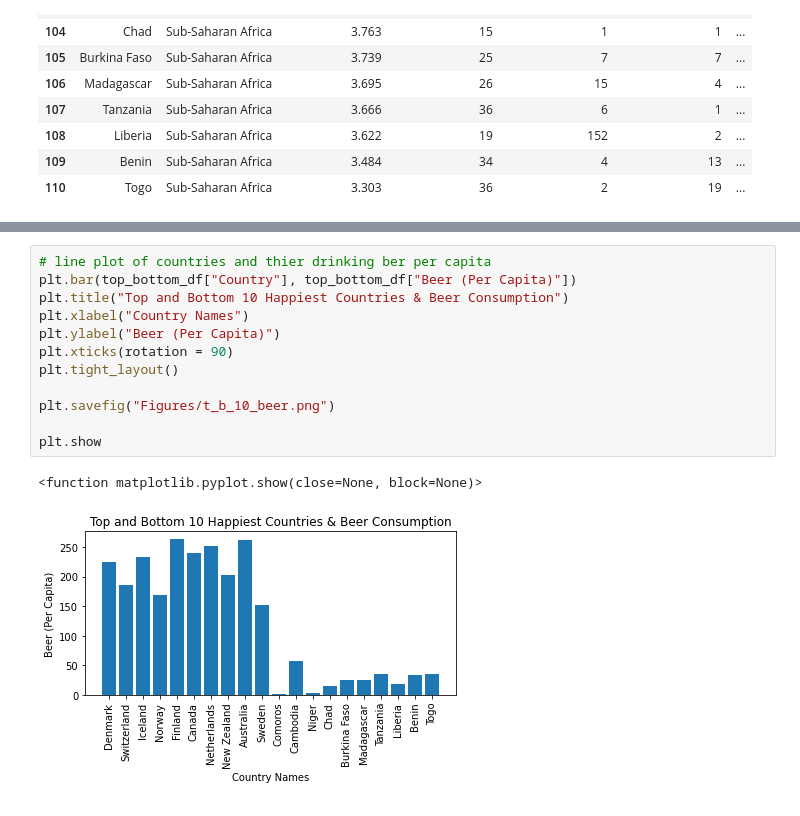
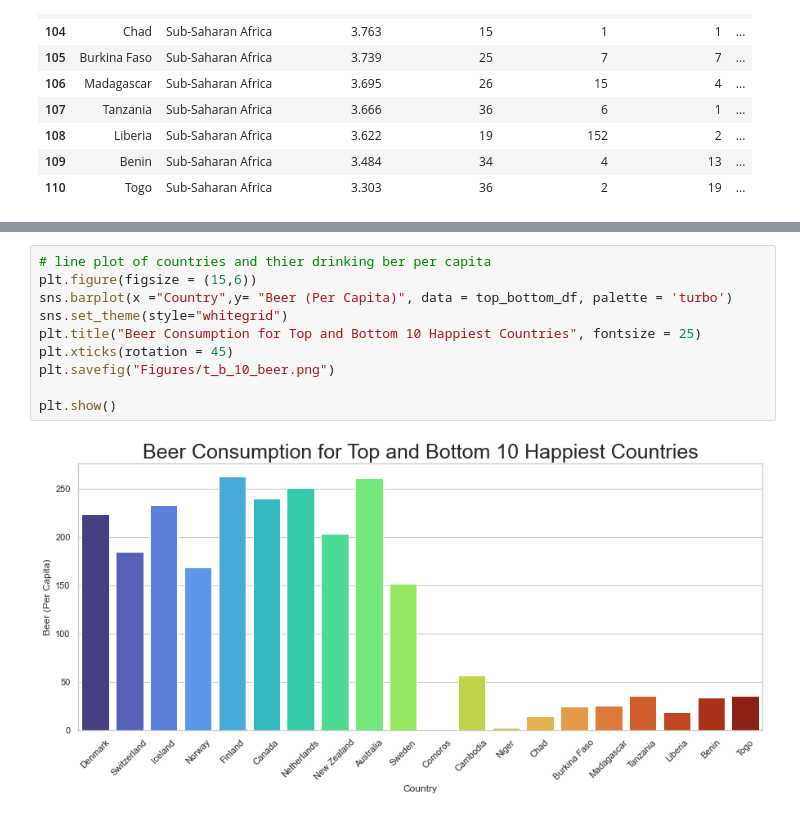
Before and after one commit to Caleman34/Alcohol_and_Happiness, a Jupyter notebook: Alcohol_and_Happiness.ipynb, the cells around one changed output, grey strips where cells are left out. Cells and saved outputs as stored; diff of their text form.

```diff
--- a/Alcohol_and_Happiness.ipynb
+++ b/Alcohol_and_Happiness.ipynb
@@ -185,17 +185,14 @@ top_bottom_df
 | 19 | Togo | Sub-Saharan Africa | 3.303 | 36 | 2 | 19 | ... |
 # %%
 # line plot of countries and thier drinking ber per capita
-plt.bar(top_bottom_df["Country"], top_bottom_df["Beer (Per Capita)"])
-plt.title("Top and Bottom 10 Happiest Countries & Beer Consumption")
-plt.xlabel("Country Names")
-plt.ylabel("Beer (Per Capita)")
-plt.xticks(rotation = 90)
-plt.tight_layout()
-
+plt.figure(figsize = (15,6))
+sns.barplot(x ="Country",y= "Beer (Per Capita)", data = top_bottom_df, palette = 'turbo')
+sns.set_theme(style="whitegrid")
+plt.title("Beer Consumption for Top and Bottom 10 Happiest Countries", fontsize = 25)
+plt.xticks(rotation = 45)
 plt.savefig("Figures/t_b_10_beer.png")
 
-plt.show
+plt.show()
 # %% [output]
-<function matplotlib.pyplot.show(close=None, block=None)>
-[figure, old version]
+[figure, new version]
 # %%
```
Also changed, not shown: parts of 10 cells of this notebook, 7 other files.
